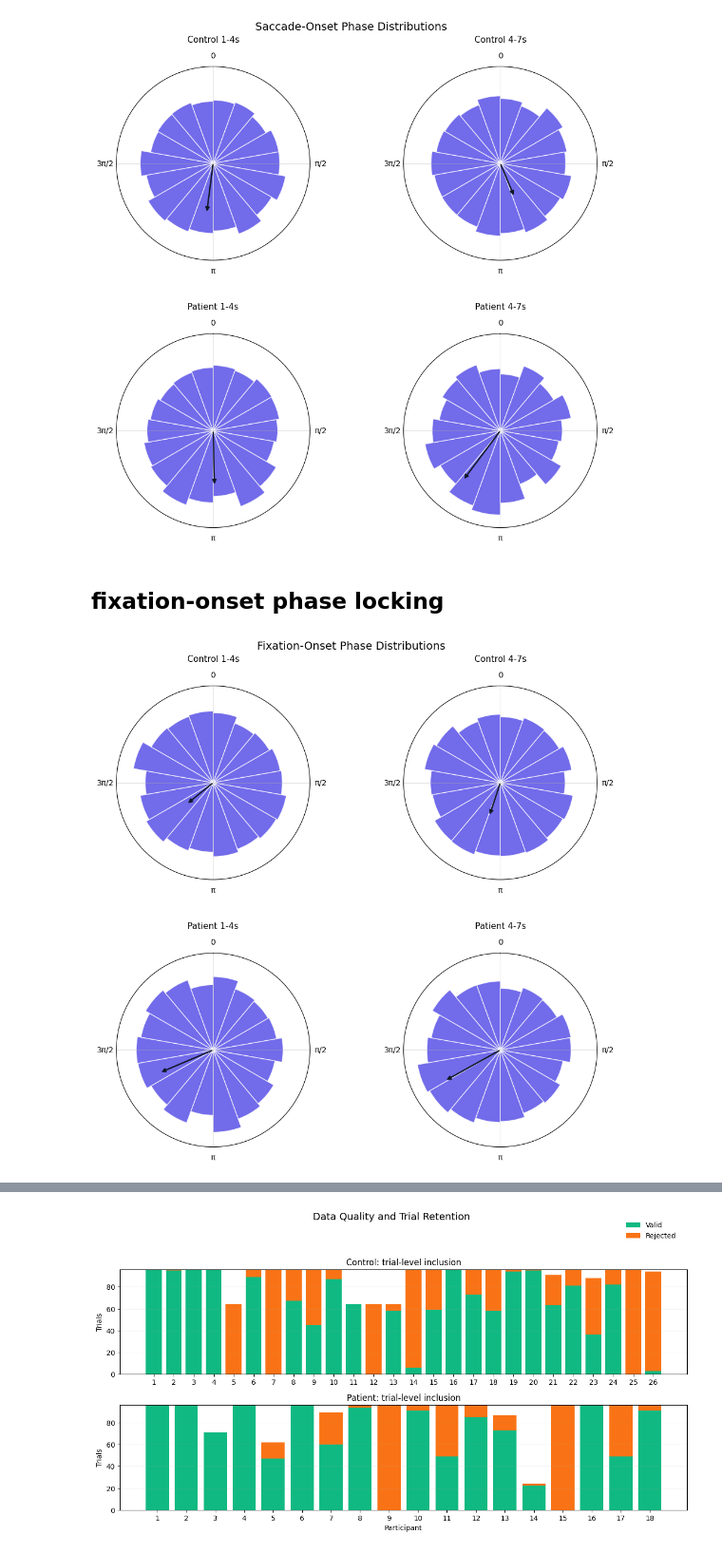
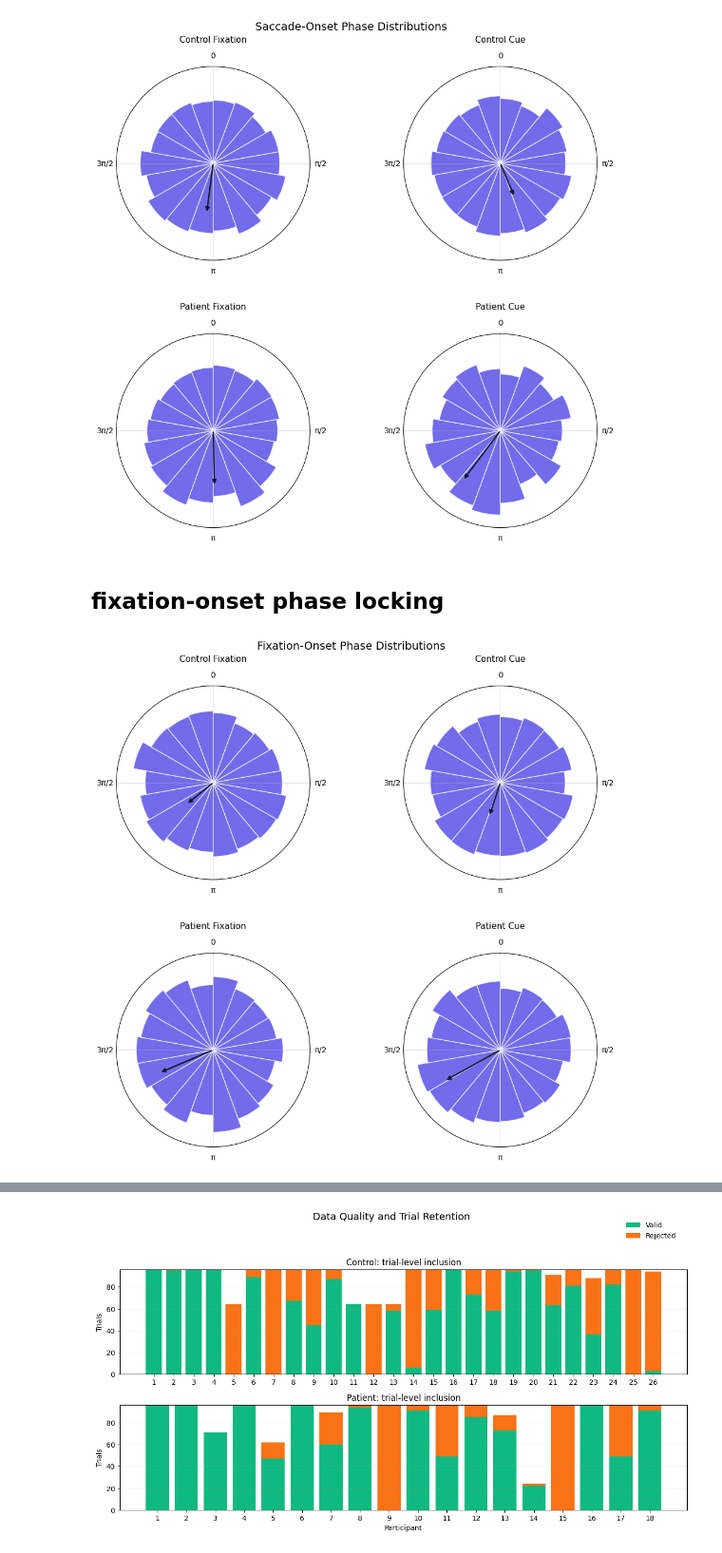
Before and after one commit to anjisuri/lab-project, a Jupyter notebook: results_figs.ipynb, the cells around one changed output, grey strips where cells are left out. Shown at 95% size. Saved outputs shown, nothing was run; the diff lists cells and outputs as text; code cells hidden in the pictures.

```diff
--- a/results_figs.ipynb
+++ b/results_figs.ipynb
@@ -69,8 +71,8 @@ def _window_long_df():
                             "metric": metric,
                             "group": group,
                             "subject": f"{prefix}{i:02d}",
-                            "Fixation (1-4s)": float(a),
-                            "Cue (4-7s)": float(b),
+                            "Fixation": float(a),
+                            "Cue": float(b),
                         }
                     )
     return pd.DataFrame(rows)
@@ -175,7 +177,7 @@ plt.show()
 - thin lines are participant trajectories; thick lines are group means with sem
 - useful for seeing condition effects and possible group-by-condition interactions
 # %%
-# Figure 4: Condition Effects (Fixation vs Cue)
+# Figure 2: Condition Effects (Fixation vs Cue)
 df = _window_long_df()
 specs = [
     ("rates", "Saccade Rate (Hz)"),
@@ -191,20 +193,20 @@ for ax, (metric, label) in zip(axes.ravel(), specs):
     for group in GROUPS:
         g = sub[sub["group"] == group]
         for _, row in g.iterrows():
-            y = np.array([row["Fixation (1-4s)"], row["Cue (4-7s)"]], dtype=float)
+            y = np.array([row["Fixation"], row["Cue"]], dtype=float)
             ax.plot(x, y, color=GROUP_COLORS[group], alpha=0.18, lw=1.0)
-        means = np.array([g["Fixation (1-4s)"].mean(), g["Cue (4-7s)"].mean()])
-        errs = np.array([sem(g["Fixation (1-4s)"]), sem(g["Cue (4-7s)"])])
+        means = np.array([g["Fixation"].mean(), g["Cue"].mean()])
+        errs = np.array([sem(g["Fixation"]), sem(g["Cue"])])
         ax.errorbar(x, means, yerr=errs, color=GROUP_COLORS[group], lw=2.4, marker="o", capsize=4, label=group)
 
-    ax.set_xticks(x, ["Fixation (1-4s)", "Cue (4-7s)"])
+    ax.set_xticks(x, ["Fixation", "Cue"])
     ax.set_xlim(-0.04, 0.20)
     ax.set_title(label, fontsize=11)
     ax.grid(alpha=0.2, axis="y")
 
 handles, labels = axes[0, 0].get_legend_handles_labels()
 fig.legend(handles[:2], labels[:2], loc="center left", bbox_to_anchor=(0.98, 0.49), frameon=False)
-fig.suptitle("Condition Effects (Fixation vs Cue) by Group", fontsize=14)
+fig.suptitle("Condition Effects by Group", fontsize=14)
 fig.tight_layout(rect=[0, 0.02, 0.93, 0.92])
 plt.show()
 # %% [output]
@@ -215,17 +217,17 @@ plt.show()
 - bar height is proportion per phase bin; arrows show mean resultant direction
 - `r` indicates clustering strength and `p` tests deviation from a uniform phase distribution
 # %%
-# Figure 5: Saccade-Onset Phase Distributions
+# Figure 3: Saccade-Onset Phase Distributions
 windows = [(1, 4), (4, 7)]
 phase_map = {
-    ("Control", "1-4s"): _group_phase_arrays("ctrl", windows[0], which="start"),
-    ("Control", "4-7s"): _group_phase_arrays("ctrl", windows[1], which="start"),
-    ("Patient", "1-4s"): _group_phase_arrays("patient", windows[0], which="start"),
-    ("Patient", "4-7s"): _group_phase_arrays("patient", windows[1], which="start"),
+    ("Control", "Fixation"): _group_phase_arrays("ctrl", windows[0], which="start"),
+    ("Control", "Cue"): _group_phase_arrays("ctrl", windows[1], which="start"),
+    ("Patient", "Fixation"): _group_phase_arrays("patient", windows[0], which="start"),
+    ("Patient", "Cue"): _group_phase_arrays("patient", windows[1], which="start"),
 }
 
 fig, axes = plt.subplots(2, 2, subplot_kw={"projection": "polar"}, figsize=(10, 10))
-keys = [("Control", "1-4s"), ("Control", "4-7s"), ("Patient", "1-4s"), ("Patient", "4-7s")]
+keys = [("Control", "Fixation"), ("Control", "Cue"), ("Patient", "Fixation"), ("Patient", "Cue")]
 bins = np.linspace(-np.pi, np.pi, 19)
 panel_data = {}
 
@@ -241,48 +243,48 @@ for key in keys:
         mean_dir = np.angle(np.mean(np.exp(1j * phases)))
         _, pval = rayleigh_test(phases)
         panel_data[key] = {"prop": prop, "centers": centers, "width": width, "r": r, "mean_dir": mean_dir, "p": pval, "n": len(phases)}
     else:
         panel_data[key] = None
 
 max_r = max((d["prop"].max() for d in panel_data.values() if d is not None), default=0.1)
 r_lim = max_r * 1.15
 
 for ax, key in zip(axes.ravel(), keys):
     d = panel_data[key]
     ax.set_theta_zero_location("N")
     ax.set_theta_direction(-1)
     ax.set_thetagrids([0, 90, 180, 270], labels=["0", "π/2", "π", "3π/2"])
     ax.set_ylim(0, r_lim)
     ax.set_yticks([])
     ax.grid(alpha=0.35)
     ax.bar(d["centers"], d["prop"], width=d["width"], color="#4f46e5", alpha=0.8, edgecolor="white")
     ax.annotate("", xy=(d["mean_dir"], d["r"] * r_lim / max(1e-12, max_r)), xytext=(0, 0), arrowprops=dict(arrowstyle="-|>", lw=1.8, color="#111827"))
     ax.set_title(f"{key[0]} {key[1]}", fontsize=11, pad=12)
     # ax.text(
     #     0.5, -0.07, f"R={d['r']:.3f}, p={d['p']:.3g}, n={d['n']}", transform=ax.transAxes,
     #     ha="center", va="top", fontsize=9.5,
     #     bbox=dict(boxstyle="round,pad=0.2", facecolor="white", edgecolor="none", alpha=0.85),
     # )
 
 fig.suptitle("Saccade-Onset Phase Distributions", fontsize=14)
 fig.subplots_adjust(left=0.05, right=0.97, bottom=0.08, top=0.90, wspace=0.25, hspace=0.38)
 plt.show()
 # %% [output]
-[figure, old version]
+[figure, new version]
 # %% [markdown]
 ## fixation-onset phase locking
 # %%
-# Figure 5.2: Fixation-Onset Phase Distributions
+# Figure 3.2: Fixation-Onset Phase Distributions
 windows = [(1, 4), (4, 7)]
 phase_map = {
-    ("Control", "1-4s"): _group_phase_arrays("ctrl", windows[0], which="end"),
-    ("Control", "4-7s"): _group_phase_arrays("ctrl", windows[1], which="end"),
-    ("Patient", "1-4s"): _group_phase_arrays("patient", windows[0], which="end"),
-    ("Patient", "4-7s"): _group_phase_arrays("patient", windows[1], which="end"),
+    ("Control", "Fixation"): _group_phase_arrays("ctrl", windows[0], which="end"),
+    ("Control", "Cue"): _group_phase_arrays("ctrl", windows[1], which="end"),
+    ("Patient", "Fixation"): _group_phase_arrays("patient", windows[0], which="end"),
+    ("Patient", "Cue"): _group_phase_arrays("patient", windows[1], which="end"),
 }
 
 fig, axes = plt.subplots(2, 2, subplot_kw={"projection": "polar"}, figsize=(10, 10))
-keys = [("Control", "1-4s"), ("Control", "4-7s"), ("Patient", "1-4s"), ("Patient", "4-7s")]
+keys = [("Control", "Fixation"), ("Control", "Cue"), ("Patient", "Fixation"), ("Patient", "Cue")]
 bins = np.linspace(-np.pi, np.pi, 19)
 panel_data = {}
 
@@ -325,5 +327,5 @@ fig.suptitle("Fixation-Onset Phase Distributions", fontsize=14)
 fig.subplots_adjust(left=0.05, right=0.97, bottom=0.08, top=0.90, wspace=0.25, hspace=0.38)
 plt.show()
 # %% [output]
-[figure, old version]
+[figure, new version]
 # %% [markdown]
```
Also changed, not shown: parts of 8 cells of this notebook.
